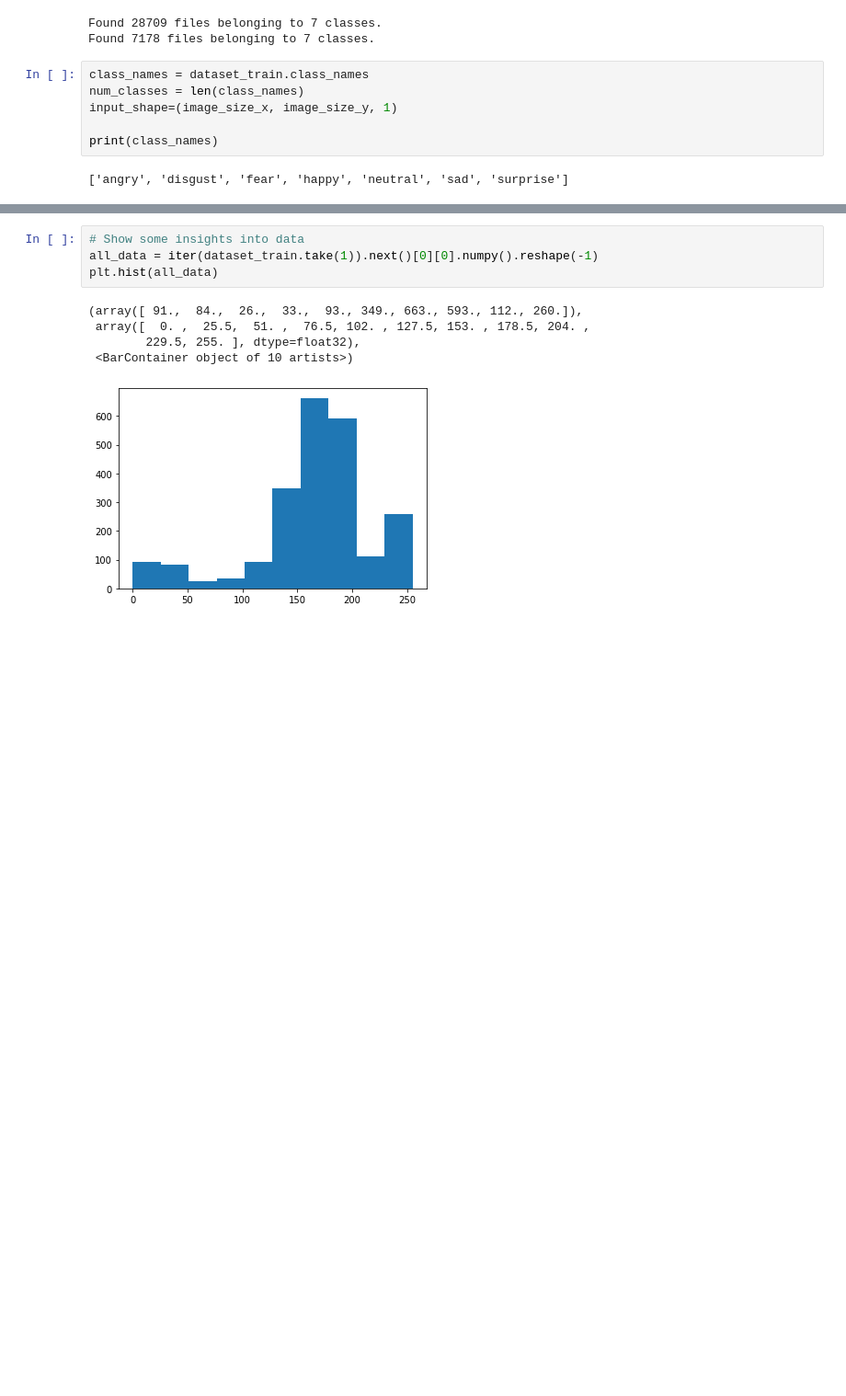
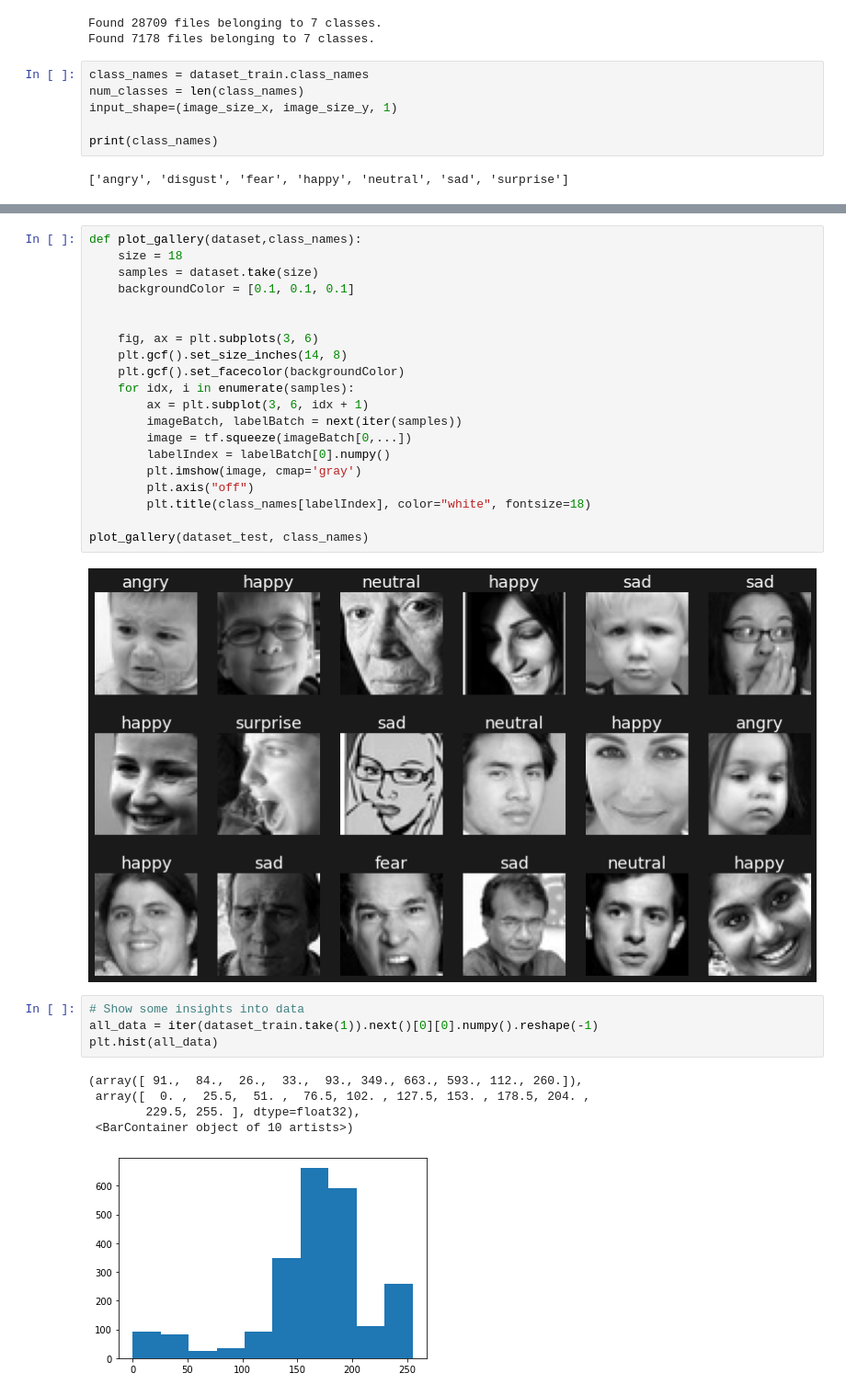
Before and after one commit to TimWue/facialExpressionRecognition, a Jupyter notebook: EmotionDetection.ipynb, the cells around one changed output, grey strips where cells are left out. Shown at 92% size. Drawn from its saved outputs; the diff is of its cells as text; blank space fills up the shorter version.

```diff
--- a/EmotionDetection.ipynb
+++ b/EmotionDetection.ipynb
@@ -266,3 +283,25 @@ showDataOverview(train_labels,test_labels, class_names)
+# %%
+def plot_gallery(dataset,class_names):
+    size = 18
+    samples = dataset.take(size)
+    backgroundColor = [0.1, 0.1, 0.1]
+
+
+    fig, ax = plt.subplots(3, 6)
+    plt.gcf().set_size_inches(14, 8)
+    plt.gcf().set_facecolor(backgroundColor)
+    for idx, i in enumerate(samples):
+        ax = plt.subplot(3, 6, idx + 1)
+        imageBatch, labelBatch = next(iter(samples))
+        image = tf.squeeze(imageBatch[0,...])
+        labelIndex = labelBatch[0].numpy()
+        plt.imshow(image, cmap='gray')
+        plt.axis("off")
+        plt.title(class_names[labelIndex], color="white", fontsize=18)
+
+plot_gallery(dataset_test, class_names)
+# %% [output]
+[figure, added]
 # %%
 # Show some insights into data
 all_data = iter(dataset_train.take(1)).next()[0][0].numpy().reshape(-1)
```
Also changed, not shown: parts of 4 cells of this notebook.
